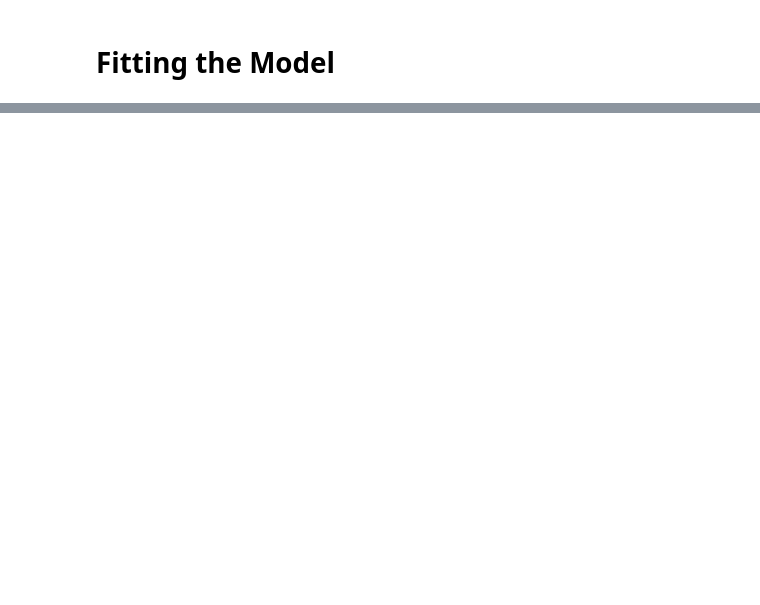
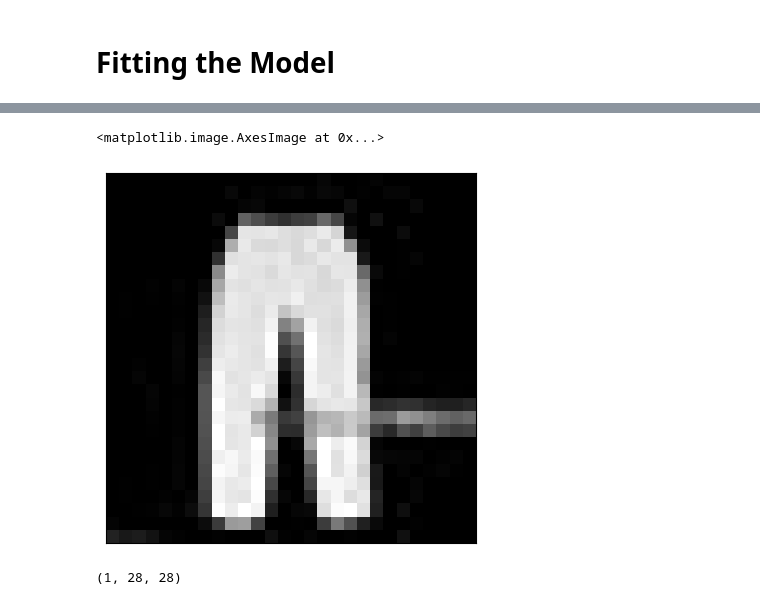
Before and after one commit to Auzek2002/Fashion_Items_Classification_System, a Jupyter notebook: Fashion_Items_Classification_System.ipynb, the cells around one changed output, grey strips where cells are left out. Drawn from its saved outputs; the diff is of its cells as text; code cells hidden in the pictures; blank space fills up the shorter version.

```diff
--- a/Fashion_Items_Classification_System.ipynb
+++ b/Fashion_Items_Classification_System.ipynb
@@ -191,0 +273,11 @@ Accuracy of the model is: 90.10%
+# %%
+img = cv.imread('/content/Trousers.jpg', 0)
+# %%
+img = cv.resize(img, (28, 28))
+# %%
+plt.xticks([])
+plt.yticks([])
+plt.imshow(img,cmap=plt.cm.binary)
+# %% [output]
+<matplotlib.image.AxesImage at 0x...>
+[figure, added]
@@ -191,0 +288,4 @@ Accuracy of the model is: 90.10%
+# %%
+img.shape
+# %% [output]
+(1, 28, 28)
```
Also changed, not shown: parts of 27 cells of this notebook.
